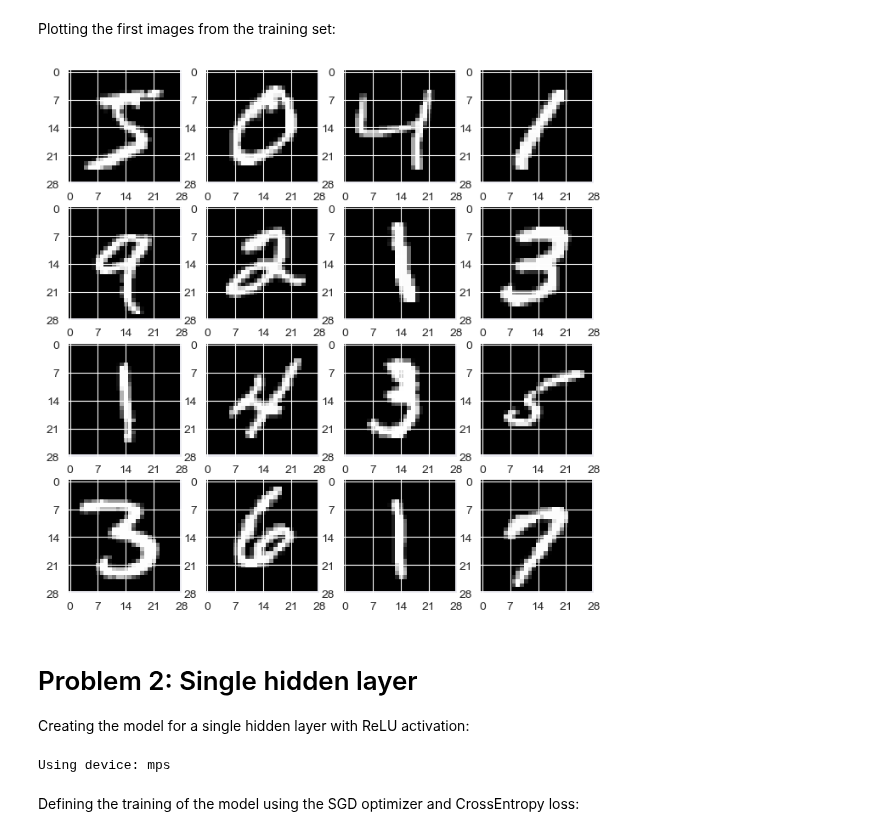
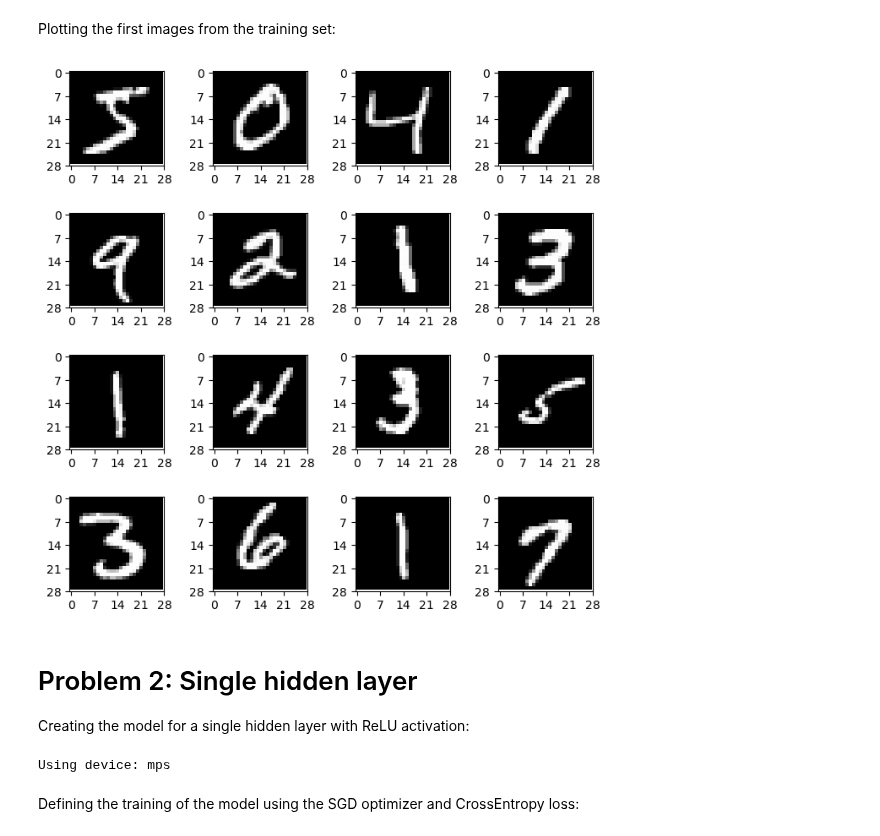
Before and after one commit to GiacomoGuidotto/DAT565, a Jupyter notebook: assignment-6/notebook-6.ipynb, the cells around one changed output. Saved outputs shown, nothing was run; the diff lists cells and outputs as text; code cells hidden in the pictures.

```diff
--- a/assignment-6/notebook-6.ipynb
+++ b/assignment-6/notebook-6.ipynb
@@ -42,45 +41,47 @@ Plotting the first images from the training set:
 # %%
 import matplotlib.pyplot as plt
 
 images, _ = next(iter(train_loader))
 
 ppr = 4  # plots per row
 
 fig, ax = plt.subplots(
 	ppr, ppr,
 	figsize=(ppr * 2, ppr * 2)
 )
+plt.subplots_adjust(wspace=0.5, hspace=0.5)
 for i in range(ppr ** 2):
 	ax[i // ppr, i % ppr].imshow(
 		images[i].squeeze(),
 		cmap='gray'
 	)
 	ax[i // ppr, i % ppr].set_xticks(
 		range(0, 29, 7))
 	ax[i // ppr, i % ppr].set_yticks(
 		range(0, 29, 7))
 
 plt.savefig('figures/mnist.png')
 # %% [output]
-[figure, old version]
+[figure, new version]
 # %% [markdown]
 # Problem 2: Single hidden layer
 
 Creating the model for a single hidden layer with ReLU activation:
+# %%
+device = (
+	"cuda"
+	if torch.cuda.is_available()
+	else "mps"
+	if torch.backends.mps.is_available()
+	else "cpu"
+)
+print(f"Using device: {device}")
+# %% [output]
+Using device: mps
 # %%
-device = (
-	"cuda"
-	if torch.cuda.is_available()
-	else "mps"
-	if torch.backends.mps.is_available()
-	else "cpu"
-)
-print(f"Using device: {device}")
-
-
-class NeuralNetwork(nn.Module):
+class FNN(nn.Module):
 	def __init__(self):
-		super().__init__()
+		super(FNN, self).__init__()
 		self.flatten = nn.Flatten()
 		self.linear_relu_stack = nn.Sequential(
 			nn.Linear(28 * 28, 512),
@@ -93,10 +94,7 @@ class NeuralNetwork(nn.Module):
 		logits = self.linear_relu_stack(x)
 		return logits
 
-
-model = NeuralNetwork().to(device)
+model = FNN().to(device)
-# %% [output]
-Using device: mps
 # %% [markdown]
 Defining the training of the model using the SGD optimizer and CrossEntropy loss:
 # %%
```
Also changed, not shown: parts of 17 cells of this notebook, 4 other files.
